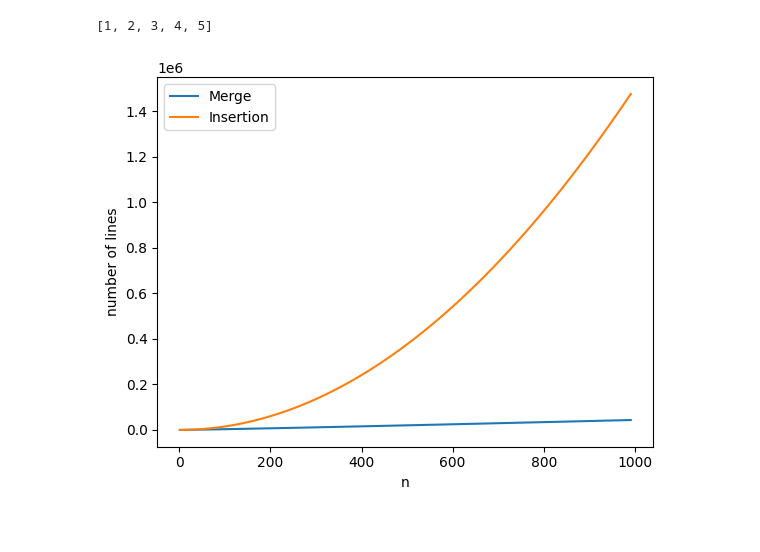
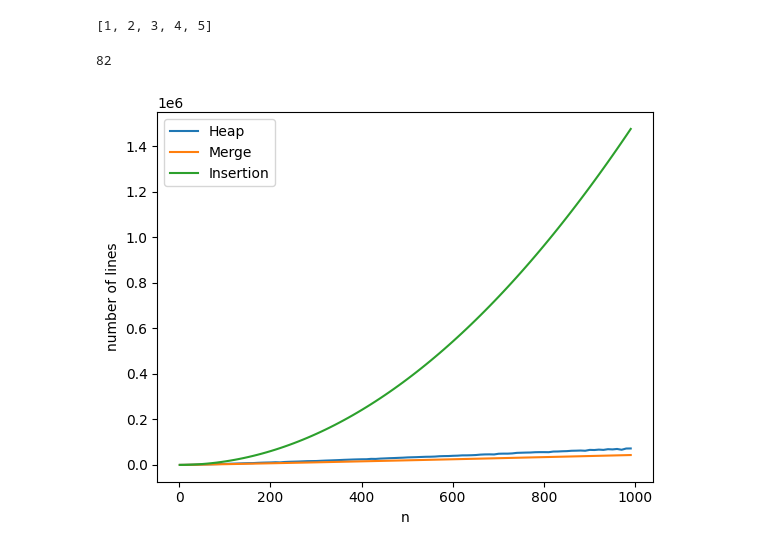
Before and after one commit to andersjosef/DAT600-assignment-1, a Jupyter notebook: assignment1/task1.ipynb, the cells around one changed output. Saved outputs shown, nothing was run; the diff lists cells and outputs as text; code cells hidden in the pictures.

Commit message:
added conut to heap

```diff
--- a/assignment1/task1.ipynb
+++ b/assignment1/task1.ipynb
@@ -116,38 +116,64 @@ def parent(i):
 
 
 def max_heapify(A:Heap, i):
+    count = 0
     l = left(i)
+    count += 1
     r = right(i)
+    count += 1
+    count += 1
     if l <= A.heap_size and A.array[r] > A.array[i]:
         largest = l
+        count += 1
     else:
         largest = i
+        count += 1
 
+    count += 1
     if r <= A.heap_size and A.array[r] > A.array[largest]:
         largest = r
+        count += 1
 
+    count += 1
     if largest != i:
         A.array[i], A.array[largest] = A.array[largest], A.array[i]
-        max_heapify(A, largest)
+        count += 1
+        count += max_heapify(A, largest)
+        count += 1
+    return count
 
 
 
 def build_max_heap(A:Heap, n):
+    count = 0
     A.heap_size = n
+    count += 1
     for i in range(n//2, 1, -1):
-        max_heapify(A, i)
+        count += 1
+        count += max_heapify(A, i)
+        count += 1
+    return count
 
 def heap_sort_internal(A:Heap, n):
-    build_max_heap(A, n)
+    count = 0
+    count += build_max_heap(A, n)
     for i in range(n, 0, -1): # Step range go backwards from n-1 to but not including 0
+        count += 1
         A.array[0], A.array[i] = A.array[i], A.array[0] # Change first index with i
+        count += 1
         A.heap_size -= 1
-        max_heapify(A, 0)
+        count += 1
+        count += max_heapify(A, 0)
+        count += 1
+    return count
 
 def heap_sort(array):
     heap = Heap(array=array)
-    heap_sort_internal(heap, len(heap.array)-1)
+    count = heap_sort_internal(heap, len(heap.array)-1)
     array = heap.array
+    return count
+# %% [output]
+82
 # %%
 # Quick Sort
 
@@ -175,27 +201,28 @@ def quick_sort(array):
 # %%
 
 import matplotlib.pyplot as plt
 
 def plot_sort(sortFunc, name, max, step):
     Yaxis = []
     Xaxis = []
     for i in range(1, max, step):
         nums = [el for el in range(i, 0, -1)]
         count = sortFunc(nums)
         Xaxis.append(len(nums))
         Yaxis.append(count)
     plt.plot(Xaxis, Yaxis, label=name)
 
 
 
 n = 1000
 step = 10
+plot_sort(heap_sort, "Heap", n, step)
 plot_sort(merge_sort, "Merge", n, step)
 plot_sort(insertion_sort, "Insertion", n, step)
 plt.xlabel("n")
 plt.ylabel("number of lines")
 plt.legend()
 
 plt.show()
 # %% [output]
-[figure, old version]
+[figure, new version]
```
